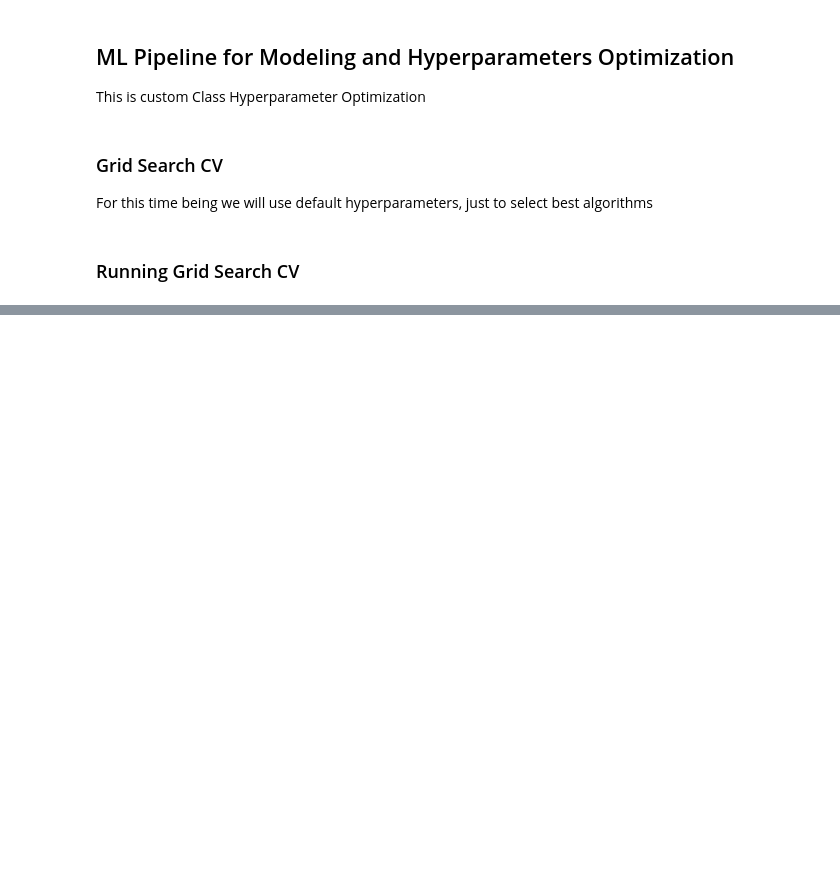
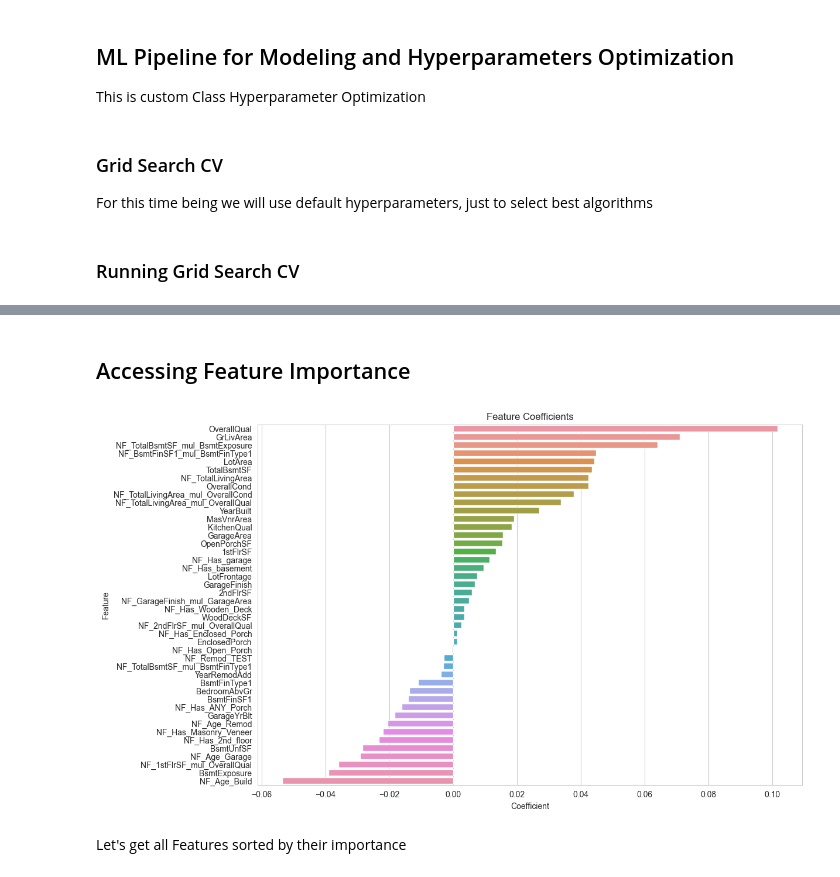
Before and after one commit to Tomosius/heritage_houses_p5, a Jupyter notebook: jupyter_notebooks/09_Modeling_and_Evaluation_hypothesis_3.ipynb, the cells around one changed output, grey strips where cells are left out. Saved outputs shown, nothing was run; the diff lists cells and outputs as text; code cells hidden in the pictures; blank space fills up the shorter version.

Commit message:
09_Modeling_and_Evaluation_hypothesis_3.ipynb
BayesianRidge model completed, R2 - 0.761

```diff
--- a/jupyter_notebooks/09_Modeling_and_Evaluation_hypothesis_3.ipynb
+++ b/jupyter_notebooks/09_Modeling_and_Evaluation_hypothesis_3.ipynb
@@ -637,0 +672,4 @@ We need testing them, even they show high score, it does not mean they can be go
+# %%
+search_tuned_br = grid_cv_search_hp(models=models_tune_search_bayesianridge, params=params_tune_search_bayesianridge,
+                                     target_transformer=target_transformation_pipeline)
+search_tuned_br.fit(X_train, y_train, scoring='r2', n_jobs=-1, cv=5, refit=True)
@@ -637,0 +694,3 @@ We need testing them, even they show high score, it does not mean they can be go
+# %%
+models_tune_summary_br, models_tune_pipelines_br = search_tuned_br.score_summary(sort_by='mean_score')
+models_tune_summary_br
@@ -637,0 +716,5 @@ We need testing them, even they show high score, it does not mean they can be go
+# %%
+# Selecting best Model
+
+best_model_br = models_tune_summary_br.iloc[0]['estimator']
+best_model_br
@@ -637,0 +742,5 @@ We need testing them, even they show high score, it does not mean they can be go
+# %%
+# Best Pipeline
+
+best_pipeline_br = models_tune_pipelines_br[best_model_br].best_estimator_
+best_pipeline_br
@@ -637,0 +765,2 @@ We need testing them, even they show high score, it does not mean they can be go
+# %% [markdown]
+## Accessing Feature Importance
@@ -637,0 +857,6 @@ We need testing them, even they show high score, it does not mean they can be go
+# %%
+plot_feature_importance_absolute(best_pipeline_br)
+# %% [output]
+[figure, added]
+# %% [markdown]
+Let's get all Features sorted by their importance
```
Also changed, not shown: parts of 27 cells of this notebook.
